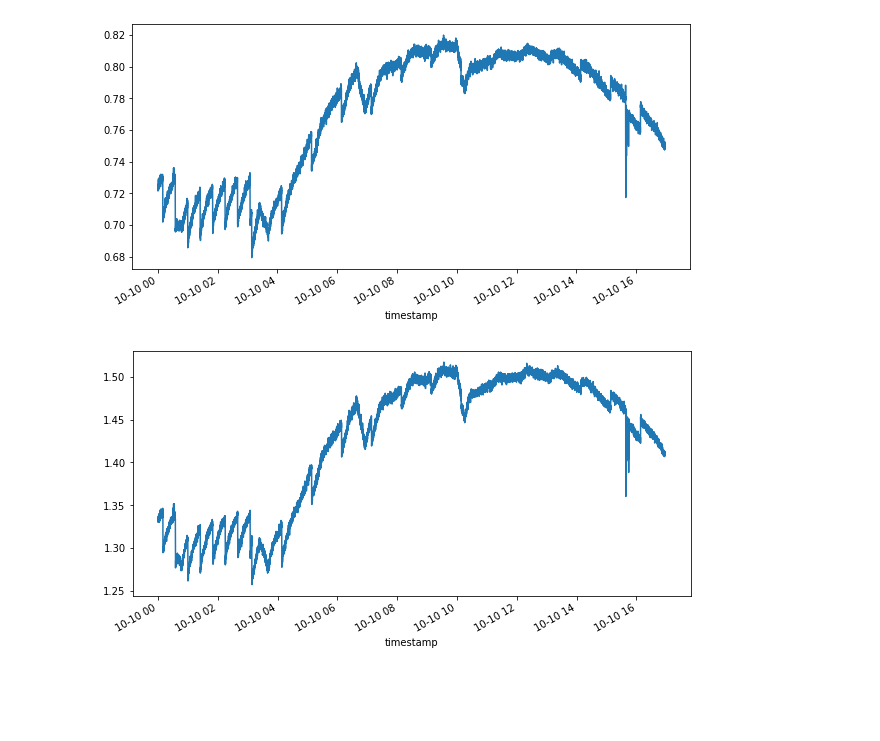
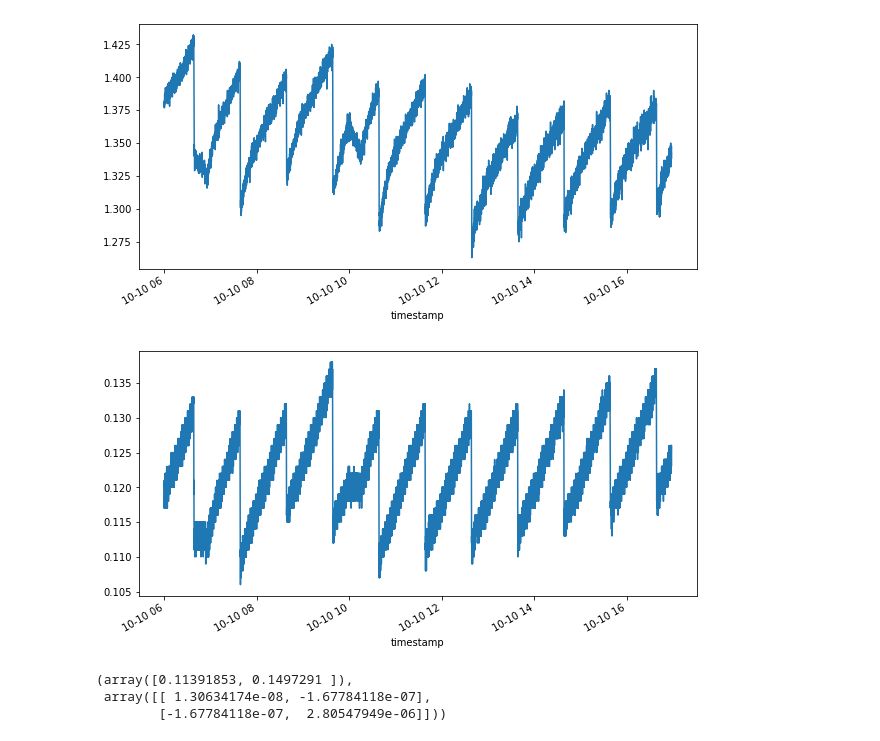
Before and after one commit to Pioreactor/pioreactor, a Jupyter notebook: jupyter_notebooks/Untitled.ipynb, the cells around one changed output. Saved outputs shown, nothing was run; the diff lists cells and outputs as text; code cells hidden in the pictures; blank space fills up the shorter version.

```diff
--- a/jupyter_notebooks/Untitled.ipynb
+++ b/jupyter_notebooks/Untitled.ipynb
@@ -1,7 +1,7 @@
 # %%
 df = pd.read_csv("/Users/camerondavidson-pilon/Downloads/export_od_readings_raw.csv (1).dump.gz")
 # %%
-unit = 1
+unit = 2
 
 df = df.loc[df['morbidostat_unit'] == unit].copy()
 # %%
@@ -10,7 +10,22 @@ df = df.set_index("timestamp")
 # %%
 for _, g in df.groupby("angle"):
     plt.figure(figsize=(10,5))
-    g['od_reading_v'].loc["2020-10-10":].plot()
+    g['od_reading_v'].loc["2020-10-10 06":].plot()
 # %% [output]
-[figure, old version]
+[figure, new version]
-[figure, old version]
+[figure, new version]
+# %%
+from scipy.optimize import curve_fit
+
+
+_135 = df.loc[df['angle'] == "90"]
+od = _135.loc["2020-10-10 13:39":"2020-10-10 14:37"]['od_reading_v'].values
+
+def expo(t, a, r):
+    return a * np.exp(r * t)
+
+curve_fit(expo, np.linspace(0, 1, od.shape[0]), od, p0=(1.3, 1.))
+# %% [output]
+(array([0.11391853, 0.1497291 ]),
+ array([[ 1.30634174e-08, -1.67784118e-07],
+        [-1.67784118e-07,  2.80547949e-06]]))
```
Also changed, not shown: 7 other files.
